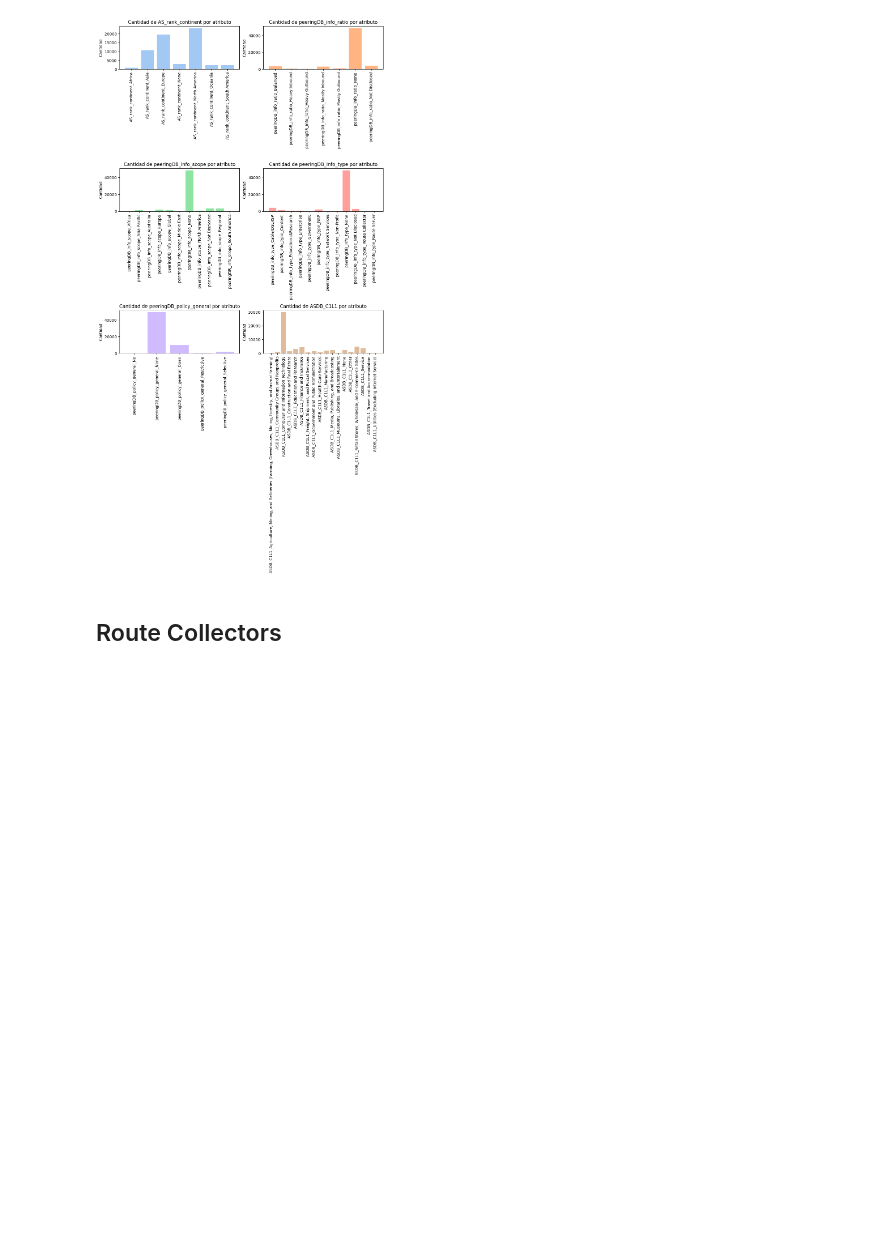
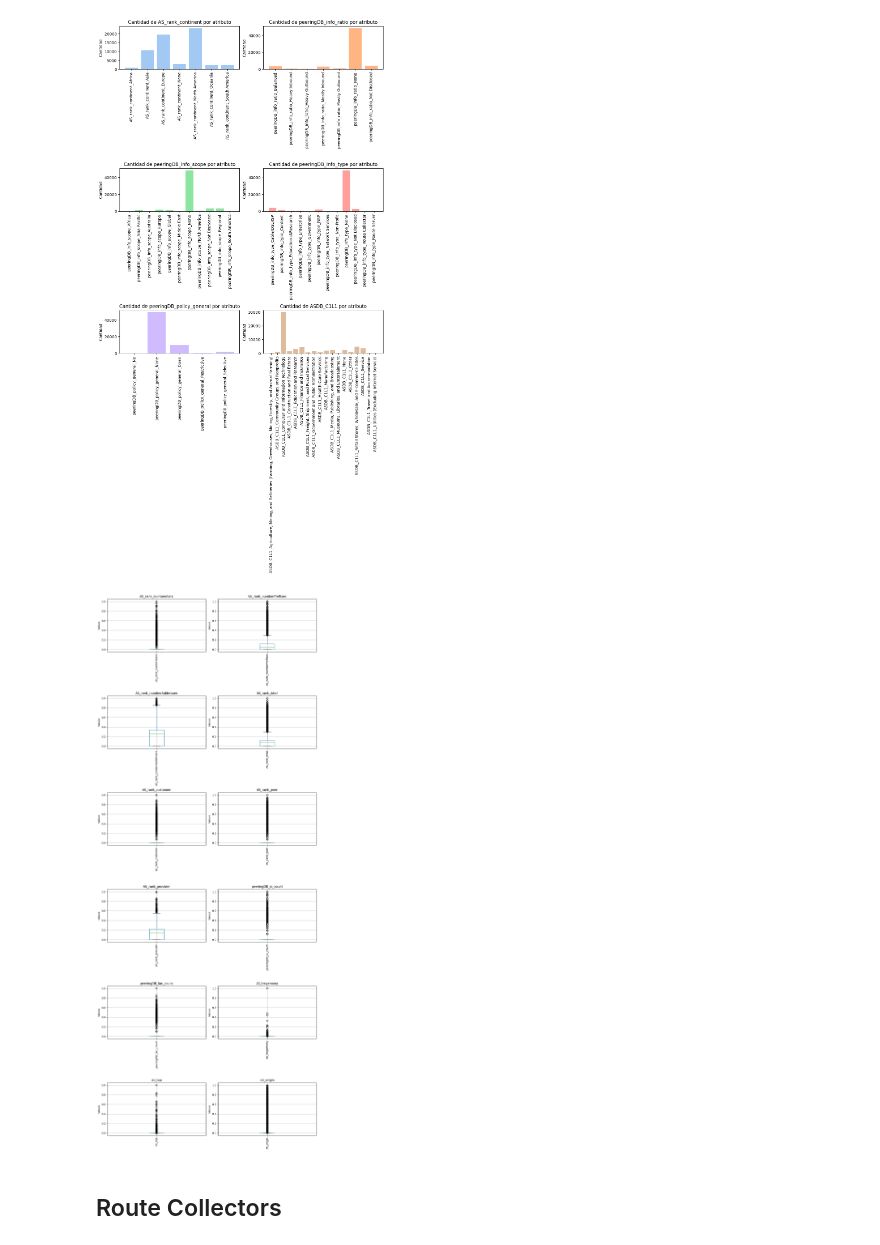
Before and after one commit to valesteban/TESIS, a Jupyter notebook: EDA.ipynb, the cells around one changed output. Drawn from its saved outputs; the diff is of its cells as text; code cells hidden in the pictures; blank space fills up the shorter version.

Commit message:
grafico boxplot atributos no categoricos

```diff
--- a/EDA.ipynb
+++ b/EDA.ipynb
@@ -265,6 +295,11 @@ list_attr = ["AS_rank_continent","peeringDB_info_ratio","peeringDB_info_scope","
 bar_plot_cat_attr(list_attr,df_nodes)
 # %% [output]
 [figure]
+# %%
+list_attr_no_cat = ['AS_rank_numberAsns', 'AS_rank_numberPrefixes','AS_rank_numberAddresses', 'AS_rank_total', 'AS_rank_customer','AS_rank_peer', 'AS_rank_provider', 'peeringDB_ix_count','peeringDB_fac_count', 'AS_hegemony', 'cti_top', 'cti_origin']
+boxplots_attr(list_attr_no_cat,df_nodes)
+# %% [output]
+[figure, added]
 # %% [markdown]
 ## Route Collectors
 # %%
```
Also changed, not shown: parts of 1 cell of this notebook.
